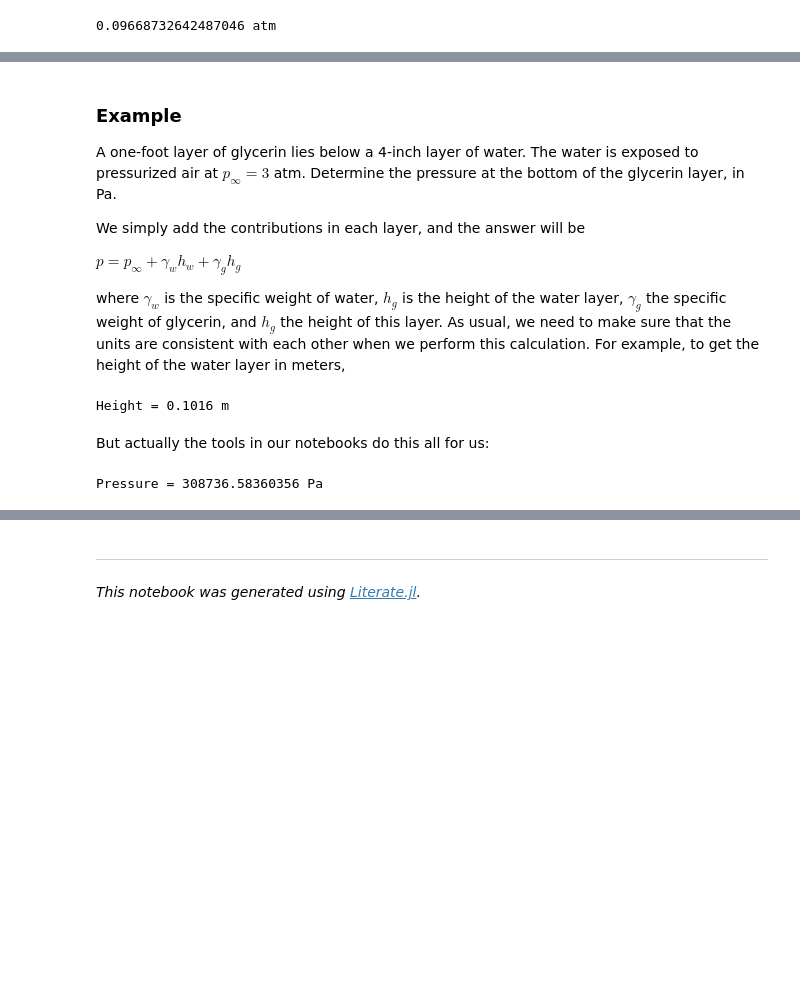
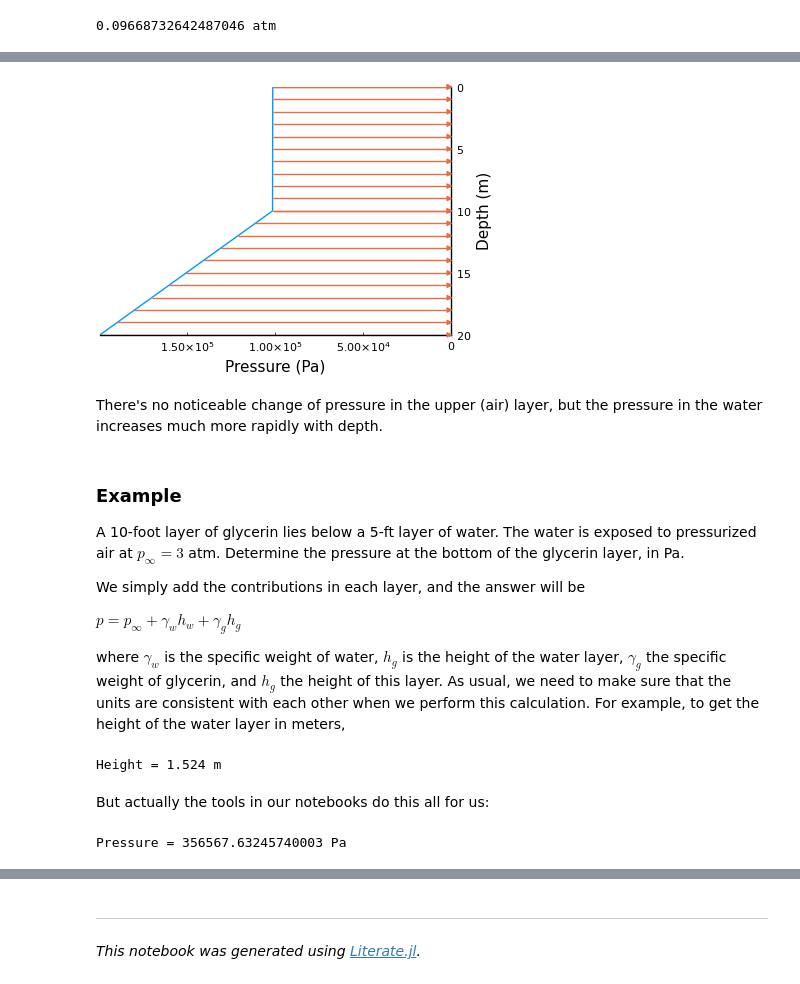
Before and after one commit to UCLAMAEThreads/MAE103, a Jupyter notebook: notebook/2.0-FluidStatics.ipynb, the cells around one changed output, grey strips where cells are left out. Drawn from its saved outputs; the diff is of its cells as text; code cells hidden in the pictures; blank space fills up the shorter version.

```diff
--- a/notebook/2.0-FluidStatics.ipynb
+++ b/notebook/2.0-FluidStatics.ipynb
@@ -95,6 +106,13 @@ point, we can add the contributions of all of the fluid (or fluids) above that p
+# %%
+staticpressure([10u"m",20u"m"],[Air,Water])
+# %% [output]
+[figure, added]
+# %% [markdown]
+There's no noticeable change of pressure in the upper (air) layer,
+but the pressure in the water increases much more rapidly with depth.
 # %% [markdown]
 ### Example
-A one-foot layer of glycerin lies below a 4-inch layer of water. The water is exposed
+A 10-foot layer of glycerin lies below a 5-ft layer of water. The water is exposed
 to pressurized air at $p_\infty = 3$ atm. Determine the pressure at the bottom of the glycerin
 layer, in Pa.
 
@@ -108,12 +126,12 @@ height of this layer. As usual, we need to make sure that the units are consiste
 with each other when we perform this calculation. For example, to get
 the height of the water layer in meters,
 # %%
-h_w = Height(4u"inch")
+h_w = Height(5u"ft")
 # %% [output]
-Height = 0.1016 m
+Height = 1.524 m
 # %% [markdown]
 But actually the tools in our notebooks do this all for us:
 # %%
-Pressure(3u"atm" + SpecificWeight(Water)*4u"inch" + SpecificWeight(Glycerin)*1u"ft")
+Pressure(3u"atm" + SpecificWeight(Water)*5u"ft" + SpecificWeight(Glycerin)*10u"ft")
 # %% [output]
-Pressure = 308736.58360356 Pa
+Pressure = 356567.63245740003 Pa
```
Also changed, not shown: parts of 11 cells of this notebook, 11 other files.
